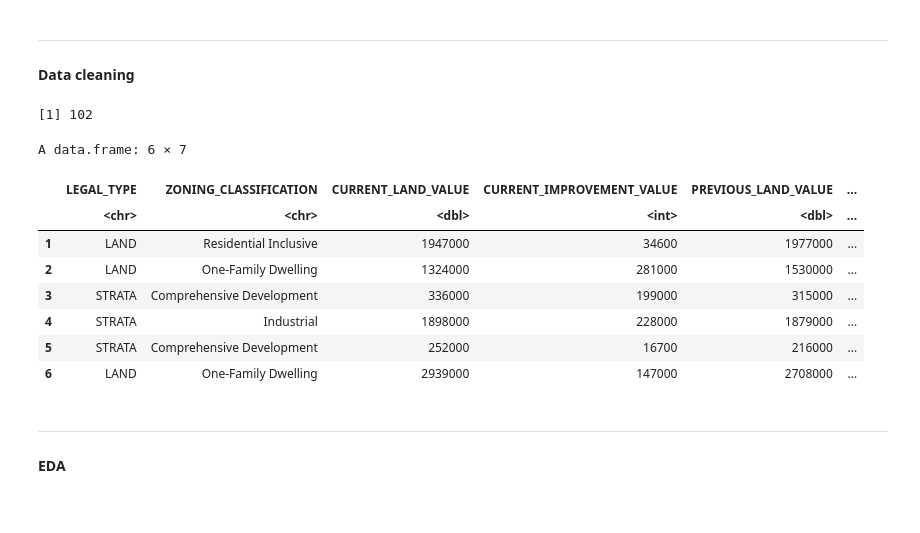
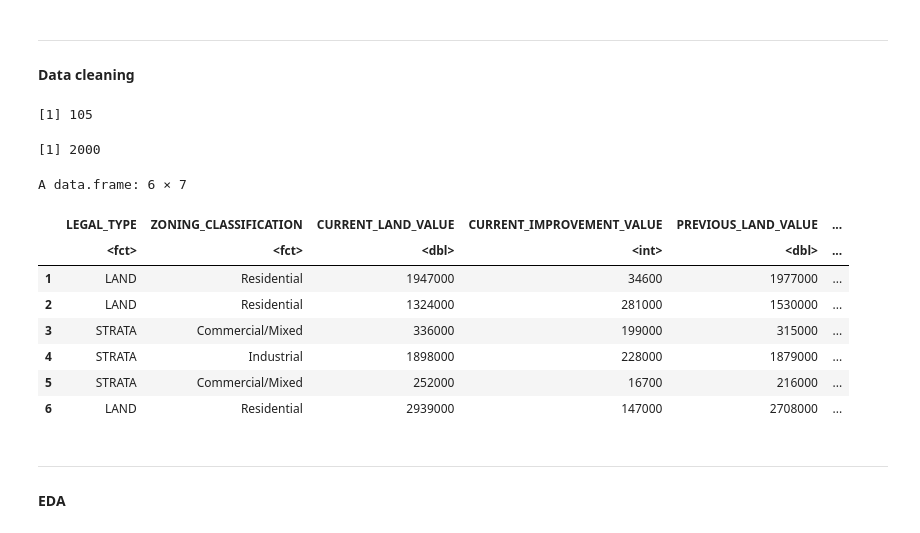
Before and after one commit to drrnaxl/STAT-306-Project, a Jupyter notebook: STAT_306_Final.ipynb, the cells around one changed output. Saved outputs shown, nothing was run; the diff lists cells and outputs as text; code cells hidden in the pictures.

```diff
--- a/STAT_306_Final.ipynb
+++ b/STAT_306_Final.ipynb
@@ -31,39 +31,75 @@ Warning message:
 # %%
 set.seed(306)
 
 property_sample <- read.csv(file = "data\\sample_data.csv")
 
 property_cleaned <- property_sample |>
                     select(
                         LEGAL_TYPE,
                         ZONING_CLASSIFICATION,
                         CURRENT_LAND_VALUE,
                         CURRENT_IMPROVEMENT_VALUE,
                         PREVIOUS_LAND_VALUE,
                         PREVIOUS_IMPROVEMENT_VALUE,
                         YEAR_BUILT,
                         ) |>
                     na.omit() |>
                     filter(
-                        CURRENT_IMPROVEMENT_VALUE > 0 &
-                        PREVIOUS_IMPROVEMENT_VALUE > 0
-                        )
+                        CURRENT_LAND_VALUE > 1 &
+                        CURRENT_IMPROVEMENT_VALUE > 1 &
+                        PREVIOUS_IMPROVEMENT_VALUE > 1 &
+                        PREVIOUS_LAND_VALUE > 1 &
+                        LEGAL_TYPE != "OTHER"
+                        ) |>
+                    mutate(
+                        LEGAL_TYPE = as.factor(LEGAL_TYPE),
+                        ZONING_CLASSIFICATION = as.factor(ZONING_CLASSIFICATION),
+                        ZONING_CLASSIFICATION = case_when(
+                        ZONING_CLASSIFICATION %in% c(
+                            "Residential",
+                            "Residential Inclusive",
+                            "One-Family Dwelling",
+                            "Two-Family Dwelling",
+                            "Multiple Dwelling"
+                        ) ~ "Residential",
+
+                        ZONING_CLASSIFICATION %in% c(
+                            "Commercial",
+                            "Comprehensive Development"
+                        ) ~ "Commercial/Mixed",
+
+                        ZONING_CLASSIFICATION == "Industrial" ~ "Industrial",
+
+                        ZONING_CLASSIFICATION %in% c(
+                            "Historical Area",
+                            "Other",
+                            "Limited Agriculture"
+                        ) ~ "Special/Other",
+
+                        TRUE ~ as.character(ZONING_CLASSIFICATION)
+
+                        ),
+                        ZONING_CLASSIFICATION = as.factor(ZONING_CLASSIFICATION)
+                    )
+
+
 
 # Check how many rows were dropped
 nrow(property_sample) - nrow(property_cleaned)
-
+nrow(property_sample)
 head(property_cleaned)
 # %% [output]
-[1] 102
+[1] 105
-A data.frame: 6 × 7
+[1] 2000
+A data.frame: 6 × 7
 |  | LEGAL_TYPE | ZONING_CLASSIFICATION | CURRENT_LAND_VALUE | CURRENT_IMPROVEMENT_VALUE | PREVIOUS_LAND_VALUE | ... |
-|  | <chr> | <chr> | <dbl> | <int> | <dbl> | ... |
-| 1 | LAND | Residential Inclusive | 1947000 | 34600 | 1977000 | ... |
-| 2 | LAND | One-Family Dwelling | 1324000 | 281000 | 1530000 | ... |
-| 3 | STRATA | Comprehensive Development | 336000 | 199000 | 315000 | ... |
+|  | <fct> | <fct> | <dbl> | <int> | <dbl> | ... |
+| 1 | LAND | Residential | 1947000 | 34600 | 1977000 | ... |
+| 2 | LAND | Residential | 1324000 | 281000 | 1530000 | ... |
+| 3 | STRATA | Commercial/Mixed | 336000 | 199000 | 315000 | ... |
 | 4 | STRATA | Industrial | 1898000 | 228000 | 1879000 | ... |
-| 5 | STRATA | Comprehensive Development | 252000 | 16700 | 216000 | ... |
-| 6 | LAND | One-Family Dwelling | 2939000 | 147000 | 2708000 | ... |
+| 5 | STRATA | Commercial/Mixed | 252000 | 16700 | 216000 | ... |
+| 6 | LAND | Residential | 2939000 | 147000 | 2708000 | ... |
 # %% [markdown]
 --------------------------
 #### EDA
```
Also changed, not shown: parts of 15 cells of this notebook.
